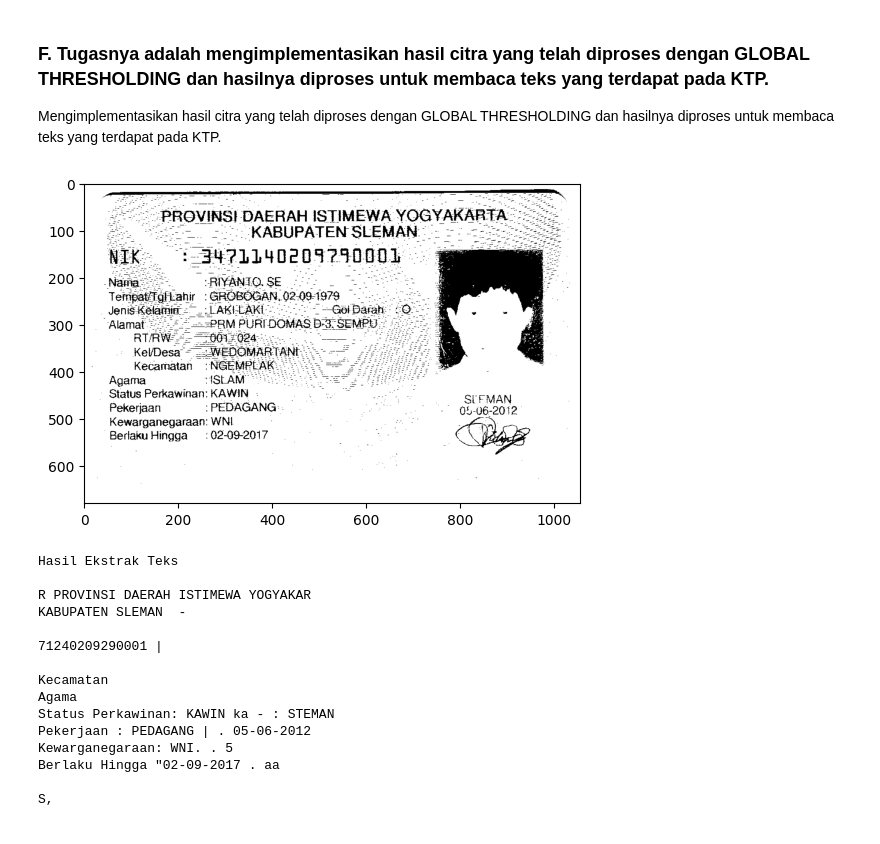
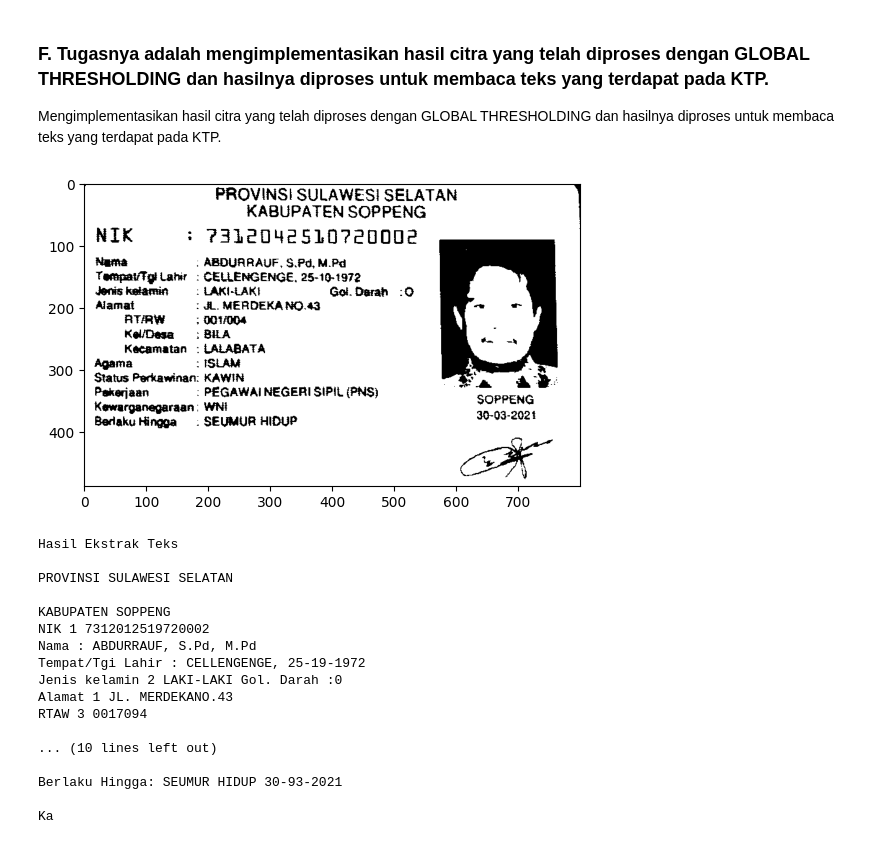
Before and after one commit to Vangzbill/PCVK_Ganjil_2023, a Jupyter notebook: Week10.ipynb, the cells around one changed output. Saved outputs shown, nothing was run; the diff lists cells and outputs as text; code cells hidden in the pictures.

```diff
--- a/Week10.ipynb
+++ b/Week10.ipynb
@@ -312,38 +312,40 @@ Mengimplementasikan hasil citra yang telah diproses dengan GLOBAL THRESHOLDING d
 # %%
 import cv2 as cv
 import matplotlib.pyplot as plt
 import pytesseract
 
 # Baca citra KTP
-ktp_img = cv.imread('/content/drive/MyDrive/SEMESTER 5/PCVK/Images (1)/images_thres/ktp riyanto.png')
+ktp_img = cv.imread('/content/drive/MyDrive/PCVK/Images/KTP.jpeg')
 ktp_gray = cv.cvtColor(ktp_img, cv.COLOR_BGR2GRAY)
 
 # Terapkan global thresholding pada citra KTP
 global_threshold, ktp_thresholded = cv.threshold(ktp_gray, 127, 255, cv.THRESH_BINARY)
 
 # Tampilkan citra hasil thresholding
 plt.imshow(ktp_thresholded, cmap='gray')
 plt.show()
 
 # Ekstrak teks dari citra hasil thresholding
 extracted_text = pytesseract.image_to_string(ktp_thresholded, lang="ind")
 
 # Tampilkan teks yang diekstrak
 print("\nHasil Ekstrak Teks\n\n"+extracted_text)
 # %% [output]
-[figure, old version]
+[figure, new version]
 Hasil Ekstrak Teks
 
-R PROVINSI DAERAH ISTIMEWA YOGYAKAR
-KABUPATEN SLEMAN  -
+PROVINSI SULAWESI SELATAN
 
-71240209290001 |
+KABUPATEN SOPPENG
+NIK 1 7312012519720002
+Nama : ABDURRAUF, S.Pd, M.Pd
+Tempat/Tgi Lahir : CELLENGENGE, 25-19-1972
+Jenis kelamin 2 LAKI-LAKI Gol. Darah :0
+Alamat 1 JL. MERDEKANO.43
+RTAW 3 0017094
 
-Kecamatan
-Agama
-Status Perkawinan: KAWIN ka - : STEMAN
-Pekerjaan : PEDAGANG | . 05-06-2012
-Kewarganegaraan: WNI. . 5
-Berlaku Hingga "02-09-2017 . aa
+... (10 lines left out)
 
-S,
+Berlaku Hingga: SEUMUR HIDUP 30-93-2021
+
+Ka
```
